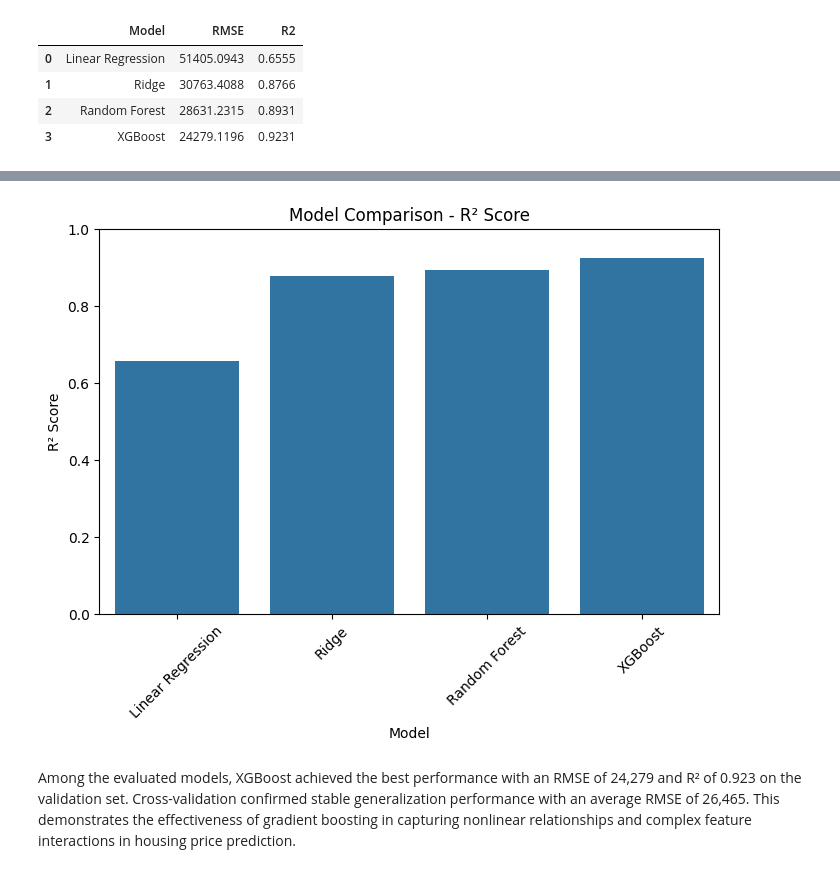
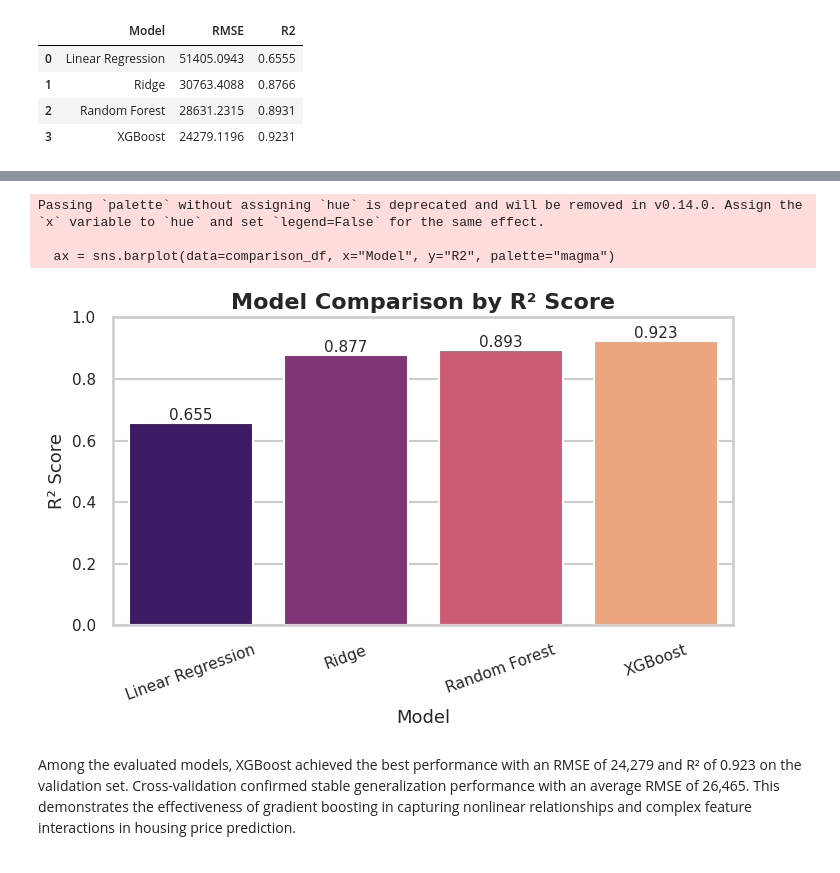
Before and after one commit to puppalasai-24/MSc_Data_Science_Project, a Jupyter notebook: DS_Project_PVSK.ipynb, the cells around one changed output, grey strips where cells are left out. Drawn from its saved outputs; the diff is of its cells as text; code cells hidden in the pictures.

```diff
--- a/DS_Project_PVSK.ipynb
+++ b/DS_Project_PVSK.ipynb
@@ -682,0 +851,22 @@ plt.show()
+# %%
+comparison_df = pd.DataFrame({
+    "Model": ["Linear Regression", "Ridge", "Random Forest", "XGBoost"],
+    "RMSE": [51405.0943, 30763.4088, 28631.2315, 24279.1196],
+    "R2": [0.6555, 0.8766, 0.8931, 0.9231]
+})
+
+plt.figure(figsize=(8, 4))
+ax = sns.barplot(data=comparison_df, x="Model", y="RMSE", palette="viridis")
+
+plt.title("Model Comparison by RMSE")
+plt.xlabel("Model")
+plt.ylabel("RMSE")
+plt.xticks(rotation=20)
+
+for p in ax.patches:
+    height = p.get_height()
+    ax.annotate(f"{height:,.0f}",
+                (p.get_x() + p.get_width() / 2, height),
+                ha='center', va='bottom', fontsize=11)
+
+plt.show()
@@ -683,16 +878,27 @@ plt.show()
 # %%
 # R2 Comparision.
 
-plt.figure(figsize=(8,5))
-sns.barplot(data=comparison_df, x="Model", y="R2")
+plt.figure(figsize=(8, 4))
+ax = sns.barplot(data=comparison_df, x="Model", y="R2", palette="magma")
 
-plt.title("Model Comparison - R² Score")
-plt.xticks(rotation=45)
+plt.title("Model Comparison by R² Score")
+plt.xlabel("Model")
 plt.ylabel("R² Score")
-plt.ylim(0,1)
+plt.ylim(0, 1)
+plt.xticks(rotation=20)
+
+for p in ax.patches:
+    height = p.get_height()
+    ax.annotate(f"{height:.3f}",
+                (p.get_x() + p.get_width() / 2, height),
+                ha='center', va='bottom', fontsize=11)
+
 plt.show()
 # %% [output]
+Passing `palette` without assigning `hue` is deprecated and will be removed in v0.14.0. Assign the `x` variable to `hue` and set `legend=False` for the same effect.
+
+  ax = sns.barplot(data=comparison_df, x="Model", y="R2", palette="magma")
-[figure, old version]
+[figure, new version]
 # %% [markdown]
 Among the evaluated models, XGBoost achieved the best performance with an RMSE of 24,279 and R² of 0.923 on the validation set. Cross-validation confirmed stable generalization performance with an average RMSE of 26,465. This demonstrates the effectiveness of gradient boosting in capturing nonlinear relationships and complex feature interactions in housing price prediction.
 # %% [markdown]
```
Also changed, not shown: parts of 47 cells of this notebook.
